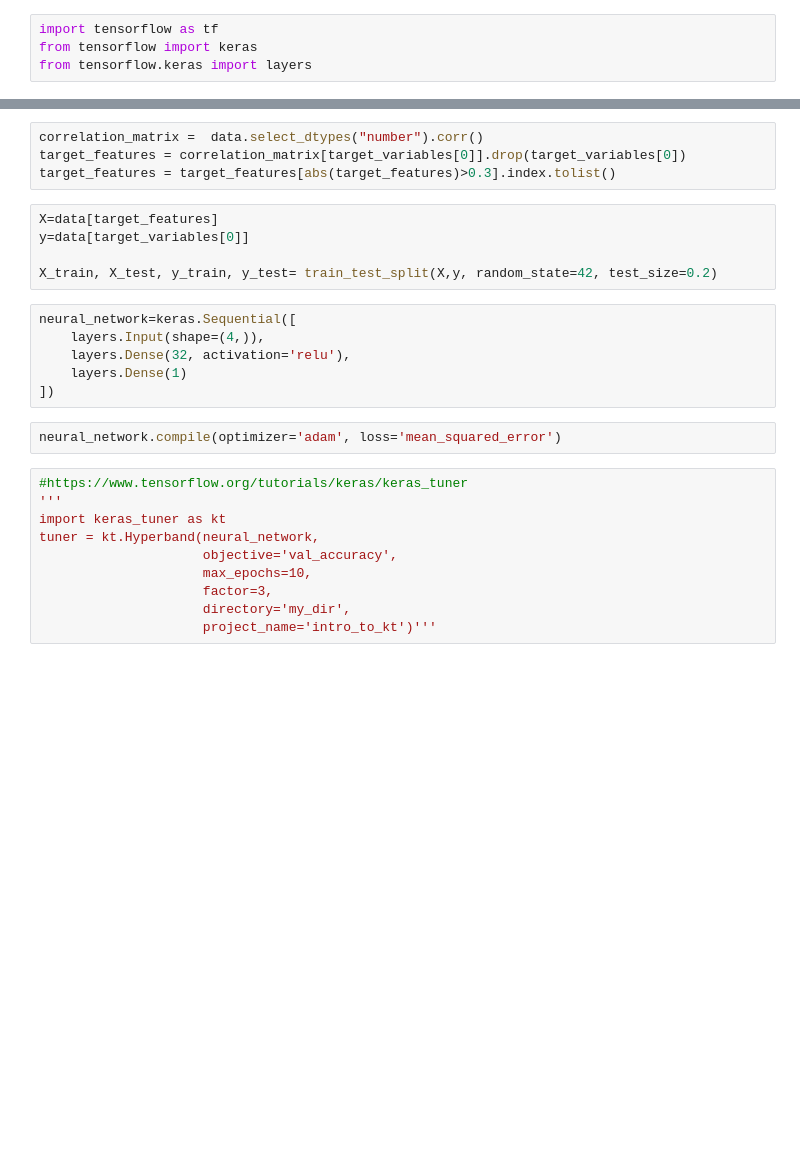
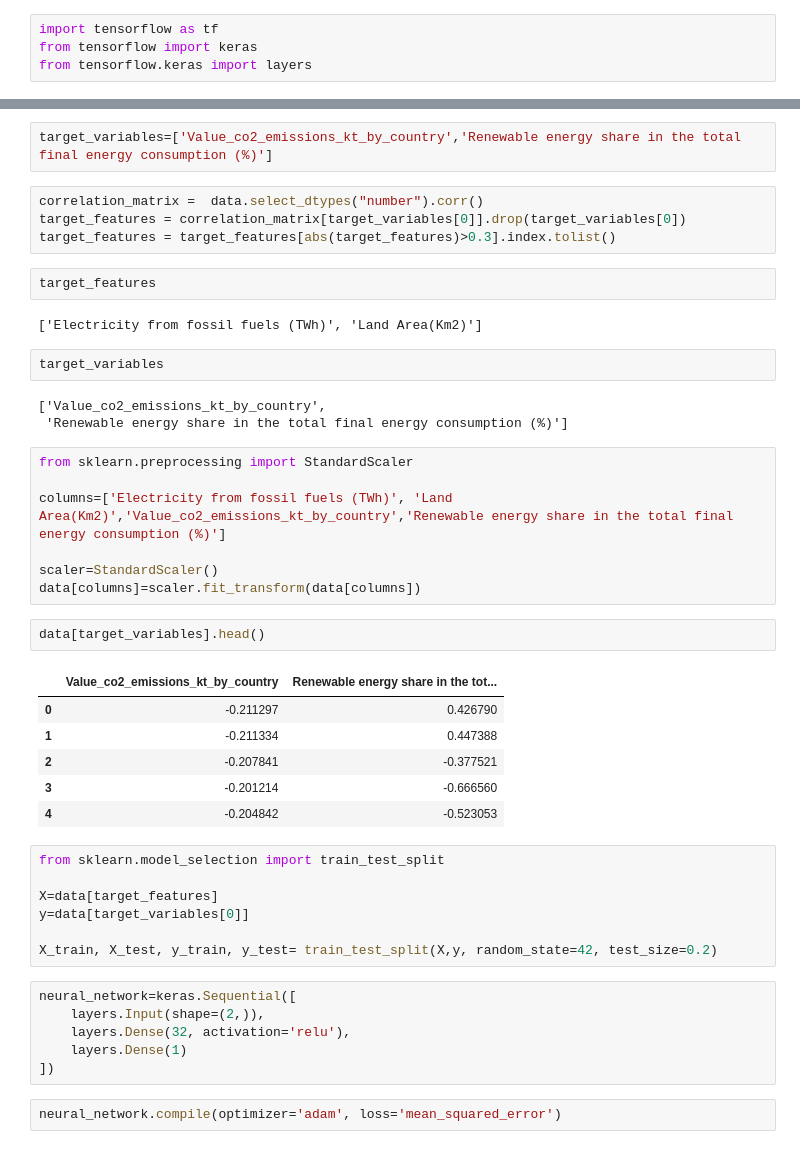
Before and after one commit to KunjPathak12/CO2-Emmisions-and-Renewable-Energy-Forecasting, a Jupyter notebook: solution.ipynb, the cells around one changed output, grey strips where cells are left out. Saved outputs shown, nothing was run; the diff lists cells and outputs as text; blank space fills up the shorter version.

```diff
--- a/solution.ipynb
+++ b/solution.ipynb
@@ -354,29 +541,48 @@ from tensorflow.keras import layers
+# %%
+target_variables=['Value_co2_emissions_kt_by_country','Renewable energy share in the total final energy consumption (%)']
 # %%
 correlation_matrix =  data.select_dtypes("number").corr()
 target_features = correlation_matrix[target_variables[0]].drop(target_variables[0])
 target_features = target_features[abs(target_features)>0.3].index.tolist()
+# %%
+target_features
+# %% [output]
+['Electricity from fossil fuels (TWh)', 'Land Area(Km2)']
+# %%
+target_variables
+# %% [output]
+['Value_co2_emissions_kt_by_country',
+ 'Renewable energy share in the total final energy consumption (%)']
+# %%
+from sklearn.preprocessing import StandardScaler
+
+columns=['Electricity from fossil fuels (TWh)', 'Land Area(Km2)','Value_co2_emissions_kt_by_country','Renewable energy share in the total final energy consumption (%)']
+
+scaler=StandardScaler()
+data[columns]=scaler.fit_transform(data[columns])
+# %%
+data[target_variables].head()
+# %% [output]
+|  | Value_co2_emissions_kt_by_country | Renewable energy share in the tot... |
+| 0 | -0.211297 | 0.426790 |
+| 1 | -0.211334 | 0.447388 |
+| 2 | -0.207841 | -0.377521 |
+| 3 | -0.201214 | -0.666560 |
+| 4 | -0.204842 | -0.523053 |
 # %%
+from sklearn.model_selection import train_test_split
+
 X=data[target_features]
 y=data[target_variables[0]]
 
 X_train, X_test, y_train, y_test= train_test_split(X,y, random_state=42, test_size=0.2)
 # %%
 neural_network=keras.Sequential([
-    layers.Input(shape=(4,)),
+    layers.Input(shape=(2,)),
     layers.Dense(32, activation='relu'),
     layers.Dense(1)
 ])
 # %%
 neural_network.compile(optimizer='adam', loss='mean_squared_error')
-# %%
-#https://www.tensorflow.org/tutorials/keras/keras_tuner
-'''
-import keras_tuner as kt
-tuner = kt.Hyperband(neural_network,
-                     objective='val_accuracy',
-                     max_epochs=10,
-                     factor=3,
-                     directory='my_dir',
-                     project_name='intro_to_kt')'''
 # %%
 neural_network.fit(X_train, y_train, epochs=40, batch_size=32)
```
Also changed, not shown: parts of 65 cells of this notebook.
